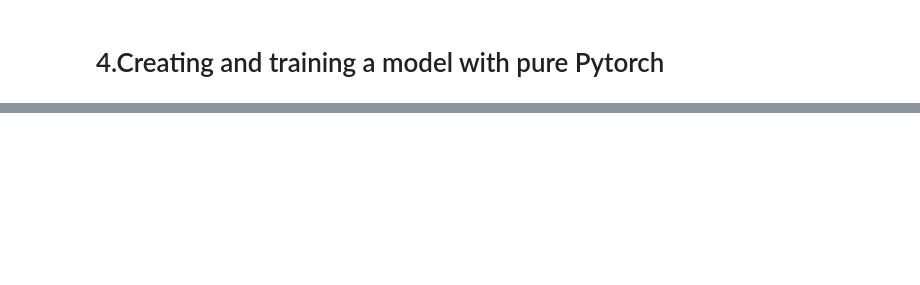
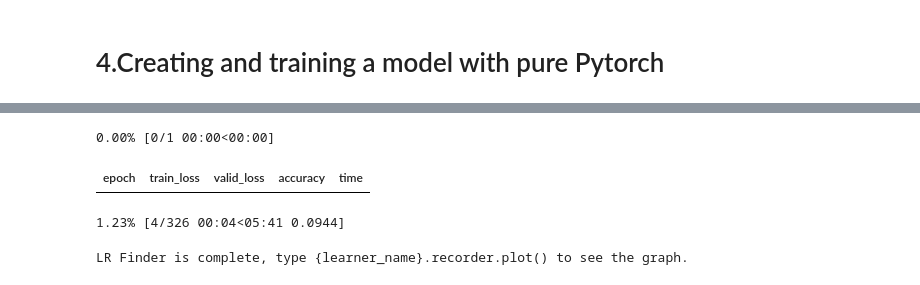
Before and after one commit to satoc1907/multi_task_learning, a Jupyter notebook: FAstAI_pneumonia.ipynb, the cells around one changed output, grey strips where cells are left out. Drawn from its saved outputs; the diff is of its cells as text; code cells hidden in the pictures; blank space fills up the shorter version.

```diff
--- a/FAstAI_pneumonia.ipynb
+++ b/FAstAI_pneumonia.ipynb
@@ -256,0 +357,7 @@ Linear(in_features=2048, out_features=2, bias=True)
+# %%
+learn.lr_find()
+# %% [output]
+0.00% [0/1 00:00<00:00]
+| epoch | train_loss | valid_loss | accuracy | time |
+1.23% [4/326 00:04<05:41 0.0944]
+LR Finder is complete, type {learner_name}.recorder.plot() to see the graph.
```
Also changed, not shown: parts of 22 cells of this notebook, 13 other files.
